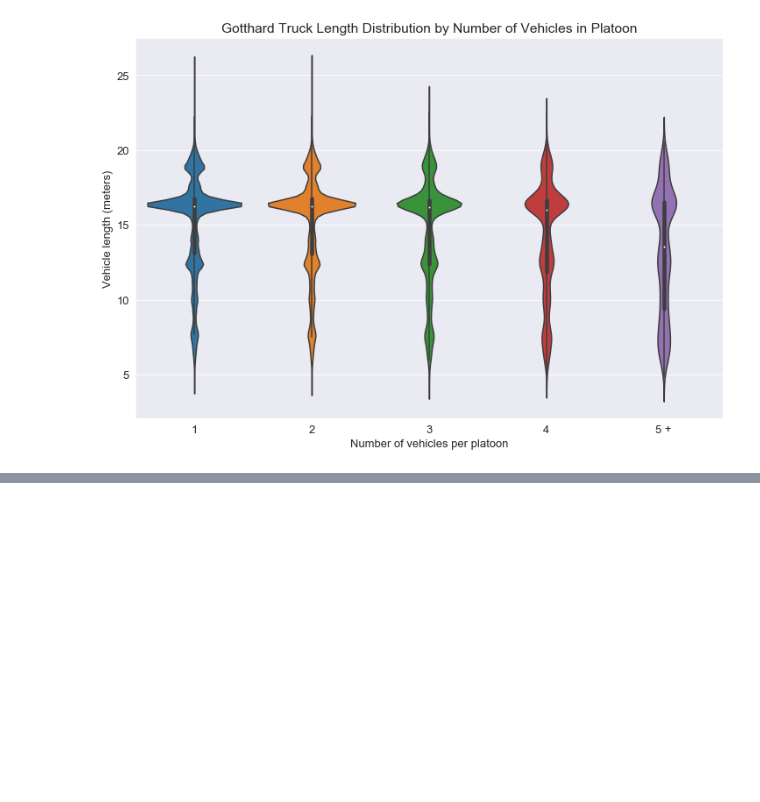
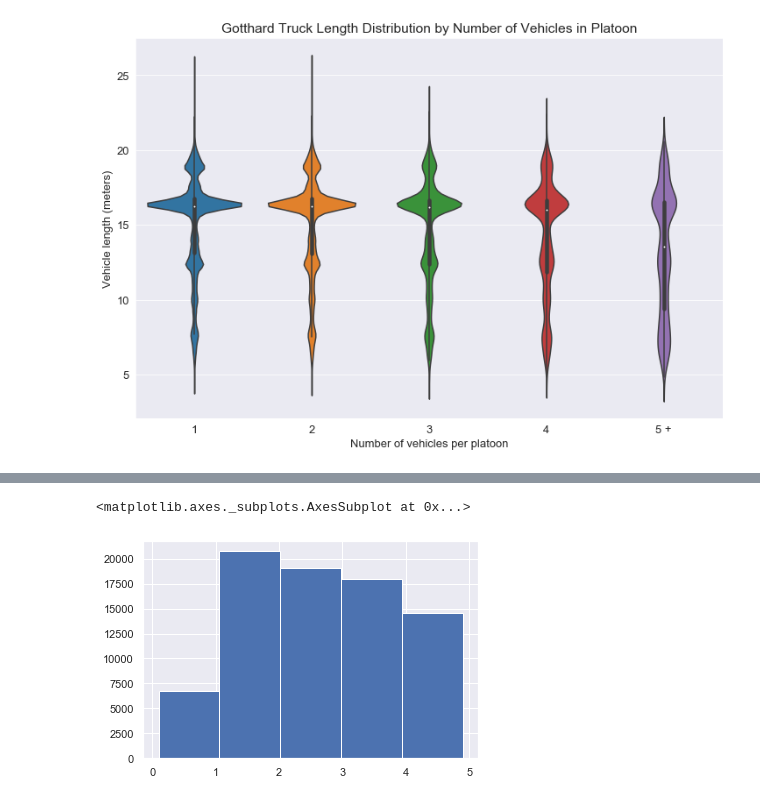
Before and after one commit to isdabelle/DigitalTwinBridges, a Jupyter notebook: PlatoonFinding.ipynb, the cells around one changed output, grey strips where cells are left out. Saved outputs shown, nothing was run; the diff lists cells and outputs as text; code cells hidden in the pictures; blank space fills up the shorter version.

```diff
--- a/PlatoonFinding.ipynb
+++ b/PlatoonFinding.ipynb
@@ -236,0 +332,5 @@ Here is a
+# %%
+df[(df['Headway'] < 5) & df['Heavy_veh'].shift(-1) & df['Heavy_veh']].Headway.hist(bins=5)
+# %% [output]
+<matplotlib.axes._subplots.AxesSubplot at 0x...>
+[figure, added]
```
Also changed, not shown: parts of 21 cells of this notebook, 3 other files.
